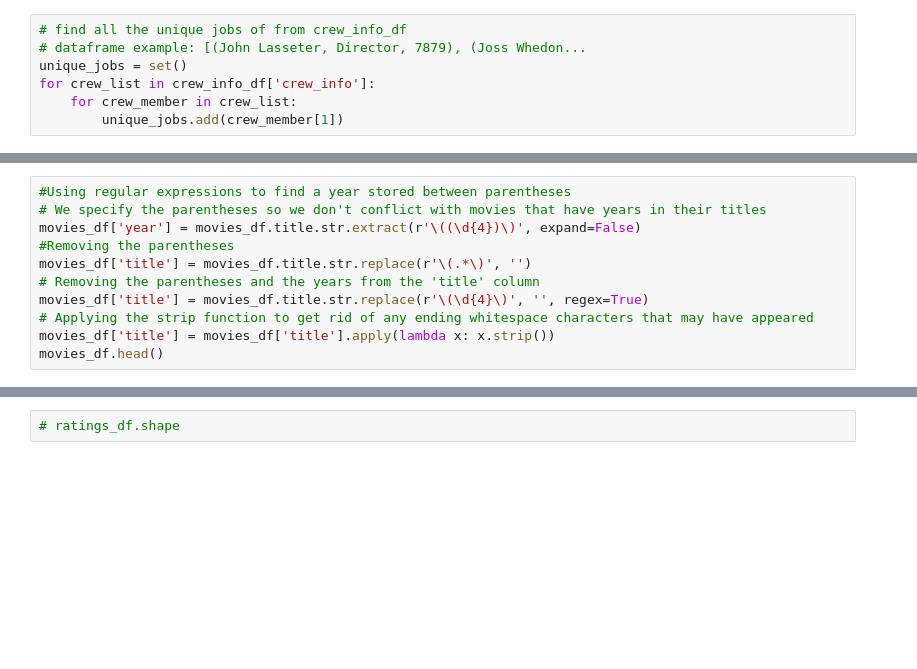
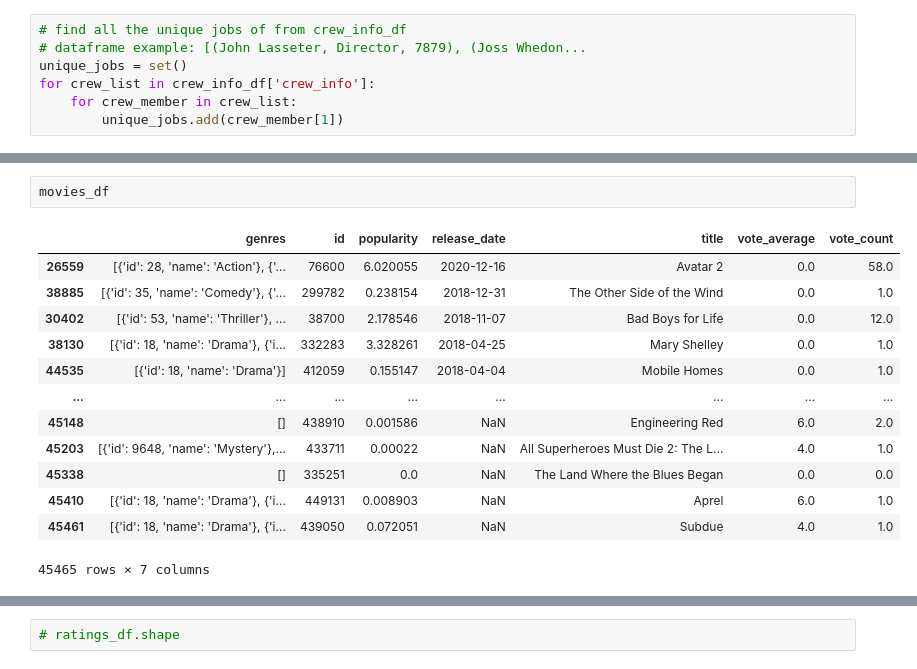
Before and after one commit to Laan33/Rec-Genie, a Jupyter notebook: cold-start-poc/RecGenie.ipynb, the cells around one changed output, grey strips where cells are left out. Saved outputs shown, nothing was run; the diff lists cells and outputs as text; blank space fills up the shorter version.

```diff
--- a/cold-start-poc/RecGenie.ipynb
+++ b/cold-start-poc/RecGenie.ipynb
@@ -239,11 +227,0 @@ top_3_credits_df.head()
-# %%
-#Using regular expressions to find a year stored between parentheses
-# We specify the parentheses so we don't conflict with movies that have years in their titles
-movies_df['year'] = movies_df.title.str.extract(r'\((\d{4})\)', expand=False)
-#Removing the parentheses
-movies_df['title'] = movies_df.title.str.replace(r'\(.*\)', '')
-# Removing the parentheses and the years from the 'title' column
-movies_df['title'] = movies_df.title.str.replace(r'\(\d{4}\)', '', regex=True)
-# Applying the strip function to get rid of any ending whitespace characters that may have appeared
-movies_df['title'] = movies_df['title'].apply(lambda x: x.strip())
-movies_df.head()
@@ -258,0 +264,16 @@ With that, let's also split the values in the **Genres** column into a **list of
+# %%
+movies_df
+# %% [output]
+|  | genres | id | popularity | release_date | title | vote_average | vote_count |
+| 26559 | [{'id': 28, 'name': 'Action'}, {'... | 76600 | 6.020055 | 2020-12-16 | Avatar 2 | 0.0 | 58.0 |
+| 38885 | [{'id': 35, 'name': 'Comedy'}, {'... | 299782 | 0.238154 | 2018-12-31 | The Other Side of the Wind | 0.0 | 1.0 |
+| 30402 | [{'id': 53, 'name': 'Thriller'}, ... | 38700 | 2.178546 | 2018-11-07 | Bad Boys for Life | 0.0 | 12.0 |
+| 38130 | [{'id': 18, 'name': 'Drama'}, {'i... | 332283 | 3.328261 | 2018-04-25 | Mary Shelley | 0.0 | 1.0 |
+| 44535 | [{'id': 18, 'name': 'Drama'}] | 412059 | 0.155147 | 2018-04-04 | Mobile Homes | 0.0 | 1.0 |
+| ... | ... | ... | ... | ... | ... | ... | ... |
+| 45148 | [] | 438910 | 0.001586 | NaN | Engineering Red | 6.0 | 2.0 |
+| 45203 | [{'id': 9648, 'name': 'Mystery'},... | 433711 | 0.00022 | NaN | All Superheroes Must Die 2: The L... | 4.0 | 1.0 |
+| 45338 | [] | 335251 | 0.0 | NaN | The Land Where the Blues Began | 0.0 | 0.0 |
+| 45410 | [{'id': 18, 'name': 'Drama'}, {'i... | 449131 | 0.008903 | NaN | Aprel | 6.0 | 1.0 |
+| 45461 | [{'id': 18, 'name': 'Drama'}, {'i... | 439050 | 0.072051 | NaN | Subdue | 4.0 | 1.0 |
+45465 rows × 7 columns
```
Also changed, not shown: parts of 20 cells of this notebook.
